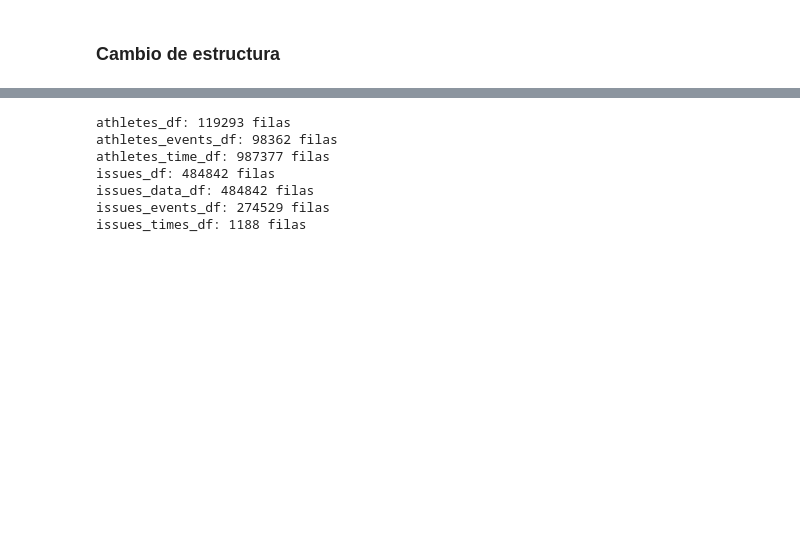
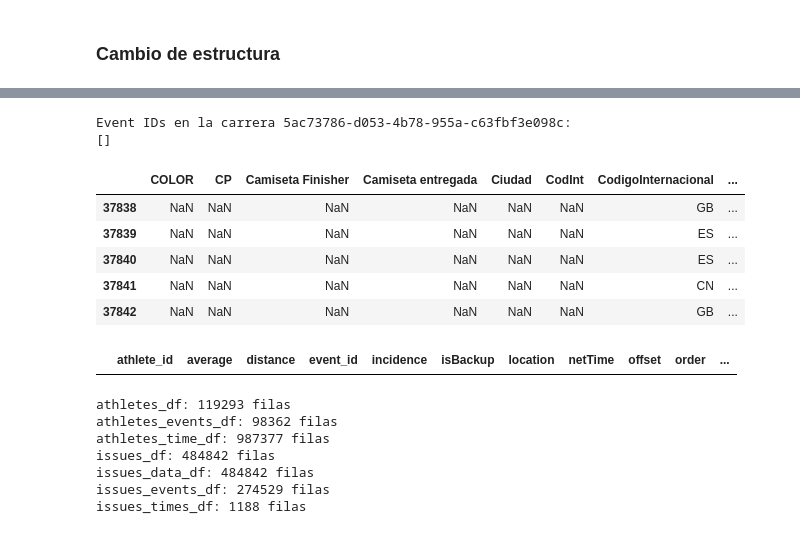
Before and after one commit to Mariosoto709/race_ml_system, a Jupyter notebook: TFM_MarioSoto/src/codigo/procesamiento_datos/notebooks/AD_&_AED_general.ipynb, the cells around one changed output, grey strips where cells are left out. Drawn from its saved outputs; the diff is of its cells as text; code cells hidden in the pictures; blank space fills up the shorter version.

```diff
--- a/TFM_MarioSoto/src/codigo/procesamiento_datos/notebooks/AD_&_AED_general.ipynb
+++ b/TFM_MarioSoto/src/codigo/procesamiento_datos/notebooks/AD_&_AED_general.ipynb
@@ -376,0 +377,34 @@ KeyboardInterrupt:
+# %%
+athletes_events_df = dfs['athletes_events_df']  # o el nombre exacto en tu diccionario
+
+# Carrera que quieres inspeccionar
+race_id_elegido = "5ac73786-d053-4b78-955a-c63fbf3e098c"  # reemplaza con la carrera que quieras
+
+# Filtrar atletas_events para esa carrera y ver event_id únicos
+event_ids = athletes_events_df.loc[
+    athletes_events_df['race_id'] == race_id_elegido, 'event_id'
+].unique()
+
+print(f"Event IDs en la carrera {race_id_elegido}:")
+print(event_ids)
+# %% [output]
+Event IDs en la carrera 5ac73786-d053-4b78-955a-c63fbf3e098c:
+[]
+# %%
+athletes_df = dfs['athletes_df']  # o el nombre exacto en tu diccionario
+
+# Supongamos que ya tienes athletes_events_df
+race_id_elegido = "5ac73786-d053-4b78-955a-c63fbf3e098c"
+
+# Filtrar por la carrera y mostrar las primeras filas
+df_carrera = athletes_df[athletes_df['race_id'] == race_id_elegido]
+
+# Mostrar las primeras 5 filas
+df_carrera.head(5)
+# %% [output]
+|  | COLOR | CP | Camiseta Finisher | Camiseta entregada | Ciudad | CodInt | CodigoInternacional | ... |
+| 37838 | NaN | NaN | NaN | NaN | NaN | NaN | GB | ... |
+| 37839 | NaN | NaN | NaN | NaN | NaN | NaN | ES | ... |
+| 37840 | NaN | NaN | NaN | NaN | NaN | NaN | ES | ... |
+| 37841 | NaN | NaN | NaN | NaN | NaN | NaN | CN | ... |
+| 37842 | NaN | NaN | NaN | NaN | NaN | NaN | GB | ... |
@@ -377,3 +423,16 @@ KeyboardInterrupt:
+# %%
+athletes_time_df = dfs['athletes_time_df']  # o el nombre exacto en tu diccionario
+
+# Supongamos que ya tienes athletes_events_df
+race_id_elegido = "5ac73786-d053-4b78-955a-c63fbf3e098c"
+
+# Filtrar por la carrera y mostrar las primeras filas
+df_carrera = athletes_time_df[athletes_time_df['race_id'] == race_id_elegido]
+
+# Mostrar las primeras 5 filas
+df_carrera.head(5)
+# %% [output]
+|  | athlete_id | average | distance | event_id | incidence | isBackup | location | netTime | offset | order | ... |
 # %%
 nombres_dfs = [
     "athletes_df",
```
Also changed, not shown: parts of 2 cells of this notebook, 1 other file.
